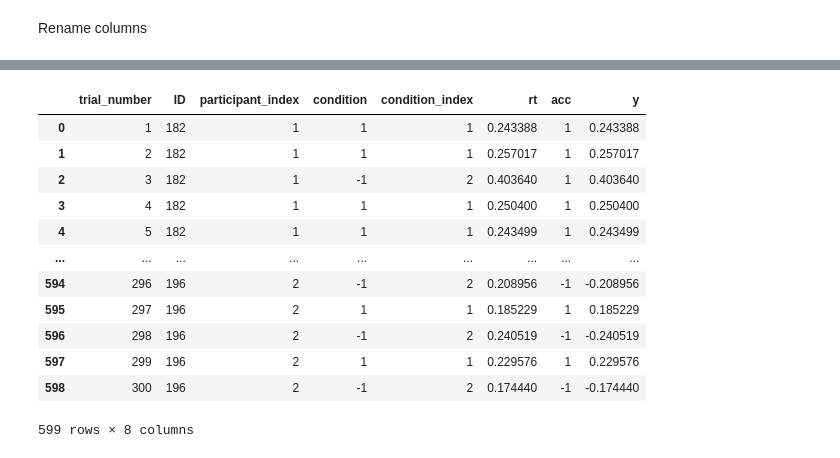
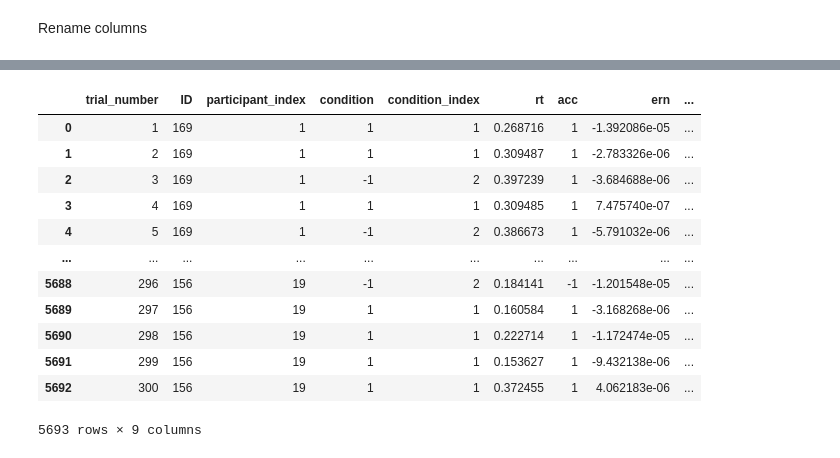
Before and after one commit to abelowska/jointERR, a Jupyter notebook: data_preparation.ipynb, the cells around one changed output, grey strips where cells are left out. Saved outputs shown, nothing was run; the diff lists cells and outputs as text; code cells hidden in the pictures.

```diff
--- a/data_preparation.ipynb
+++ b/data_preparation.ipynb
@@ -148,0 +130,11 @@ data_df
+# %%
+channel = 'FCz'
+
+data_df['ERN'] = data_df.apply(
+    lambda row: np.min(row['epoch'].get_data(picks=channel, tmin=0.0, tmax=0.1).flatten()) if channel not in row['drop_log'] else np.nan,
+    axis=1
+)
+# %%
+# drop column with epochs to better display df
+columns_to_drop = ['epoch']
+data_df = data_df.drop(columns=columns_to_drop)
@@ -148,0 +143,15 @@ data_df
+# %%
+cleared_data_df = data_df.copy(deep=True)
+
+ids = np.unique(data_df['ID'])
+n = 6
+
+for participant_id in ids:
+    participant_data = data_df[data_df['ID'] == participant_id]['ERN'].to_numpy()
+    good_trials = np.count_nonzero(~np.isnan(participant_data.flatten()))
+
+    if good_trials < n:
+        print(f"Participant {participant_id} nas {good_trials} good trial. Rejecting")
+        cleared_data_df = cleared_data_df[cleared_data_df['ID'] != participant_id]
+
+cleared_ids = np.unique(cleared_data_df['ID'])
@@ -150,8 +161,8 @@ data_df
 Rename columns
 # %%
 columns_name_mapping = {'trial number': 'trial_number'}
-data_df = data_df.rename(columns=columns_name_mapping)
+cleared_data_df = cleared_data_df.rename(columns=columns_name_mapping)
 
-data_df
+cleared_data_df
 # %% [output]
 |  | block_type | trial_type | cue_name | target_name | response | rt | reaction | threshold_rt | ... |
@@ -170,41 +181,42 @@ data_df
 # %%
 test_df = pd.DataFrame()
 
 # create mapping IDs to ordinal 1-N number
-id_mapping = {old_id: new_id for new_id, old_id in enumerate(data_df['ID'].unique(), start=1)}
+id_mapping = {old_id: new_id for new_id, old_id in enumerate(cleared_data_df['ID'].unique(), start=1)}
 
 # create dataframe in a form stan expects
-for idx, row in data_df.iterrows():
+for idx, row in cleared_data_df.iterrows():
     acc = 1 if row['reaction'] == 'correct' else -1
     condition = 1 if row['trial_type'] == 'congruent' else -1
     condition_index = 1 if row['trial_type'] == 'congruent' else 2
 
     row_data = pd.DataFrame({
         'trial_number': [row['trial_number']],
         'ID': int(row['ID'].split("-")[-1]),
         'participant_index': [id_mapping[row['ID']]],
         'condition': condition,
         'condition_index': condition_index,
         'rt': row['rt'],
         'acc': acc,
+        'ern': row['ERN'],
         'y':  row['rt'] * acc
     })
 
     test_df = pd.concat([test_df, row_data], ignore_index=True)
 
 test_df
 # %% [output]
-|  | trial_number | ID | participant_index | condition | condition_index | rt | acc | y |
-| 0 | 1 | 182 | 1 | 1 | 1 | 0.243388 | 1 | 0.243388 |
-| 1 | 2 | 182 | 1 | 1 | 1 | 0.257017 | 1 | 0.257017 |
-| 2 | 3 | 182 | 1 | -1 | 2 | 0.403640 | 1 | 0.403640 |
-| 3 | 4 | 182 | 1 | 1 | 1 | 0.250400 | 1 | 0.250400 |
-| 4 | 5 | 182 | 1 | 1 | 1 | 0.243499 | 1 | 0.243499 |
-| ... | ... | ... | ... | ... | ... | ... | ... | ... |
-| 594 | 296 | 196 | 2 | -1 | 2 | 0.208956 | -1 | -0.208956 |
-| 595 | 297 | 196 | 2 | 1 | 1 | 0.185229 | 1 | 0.185229 |
-| 596 | 298 | 196 | 2 | -1 | 2 | 0.240519 | -1 | -0.240519 |
-| 597 | 299 | 196 | 2 | 1 | 1 | 0.229576 | 1 | 0.229576 |
-| 598 | 300 | 196 | 2 | -1 | 2 | 0.174440 | -1 | -0.174440 |
+|  | trial_number | ID | participant_index | condition | condition_index | rt | acc | ern | ... |
+| 0 | 1 | 169 | 1 | 1 | 1 | 0.268716 | 1 | -1.392086e-05 | ... |
+| 1 | 2 | 169 | 1 | 1 | 1 | 0.309487 | 1 | -2.783326e-06 | ... |
+| 2 | 3 | 169 | 1 | -1 | 2 | 0.397239 | 1 | -3.684688e-06 | ... |
+| 3 | 4 | 169 | 1 | 1 | 1 | 0.309485 | 1 | 7.475740e-07 | ... |
+| 4 | 5 | 169 | 1 | -1 | 2 | 0.386673 | 1 | -5.791032e-06 | ... |
+| ... | ... | ... | ... | ... | ... | ... | ... | ... | ... |
+| 5688 | 296 | 156 | 19 | -1 | 2 | 0.184141 | -1 | -1.201548e-05 | ... |
+| 5689 | 297 | 156 | 19 | 1 | 1 | 0.160584 | 1 | -3.168268e-06 | ... |
+| 5690 | 298 | 156 | 19 | 1 | 1 | 0.222714 | 1 | -1.172474e-05 | ... |
+| 5691 | 299 | 156 | 19 | 1 | 1 | 0.153627 | 1 | -9.432138e-06 | ... |
+| 5692 | 300 | 156 | 19 | 1 | 1 | 0.372455 | 1 | 4.062183e-06 | ... |
-599 rows × 8 columns
+5693 rows × 9 columns
 # %%
```
Also changed, not shown: parts of 7 cells of this notebook.
